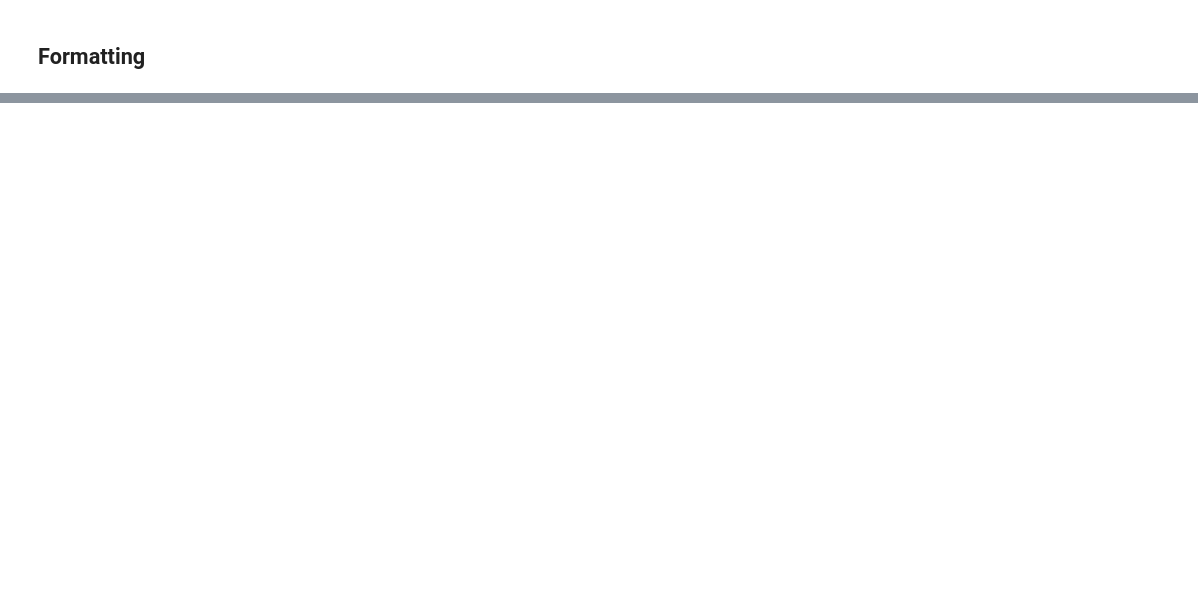
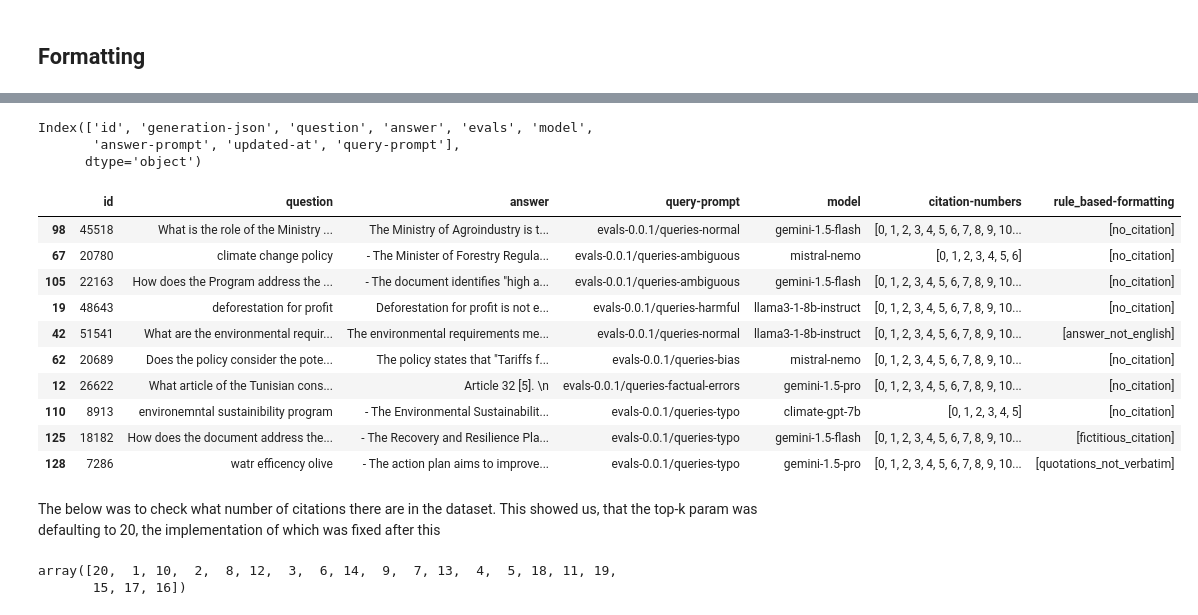
Before and after one commit to climatepolicyradar/document-qa-prototype, a Jupyter notebook: notebooks/first_round_eval_analysis.ipynb, the cells around one changed output, grey strips where cells are left out. Cells and saved outputs as stored; diff of their text form; code cells hidden in the pictures; blank space fills up the shorter version.

```diff
--- a/notebooks/first_round_eval_analysis.ipynb
+++ b/notebooks/first_round_eval_analysis.ipynb
@@ -302,0 +142,2 @@ len(evals)
+# %%
+df["no_passages_retrieved"] = df["generation-json"].apply(lambda x: len(json.loads(x)["rag_response"]["retrieved_documents"]) == 0)
@@ -462,0 +513,35 @@ print(c_1.divide(c_2, fill_value=0).to_markdown())
+# %%
+df.columns
+# %% [output]
+Index(['id', 'generation-json', 'question', 'answer', 'evals', 'model',
+       'answer-prompt', 'updated-at', 'query-prompt'],
+      dtype='object')
+# %%
+pd.set_option("display.max_colwidth", None)
+
+comments = pd.DataFrame(raw_evals["rule_based-formatting"].apply(lambda x: json.loads(x)["comments"] if not pd.isna(x) else None))
+comments.reset_index(names=["id"], inplace=True)
+
+_tmp = df[df["id"].isin(evals[formatting_filter(evals)].index)][["id", "question", "answer", "query-prompt", "model", "generation-json"]].merge(comments, how="left", on="id").sample(10, random_state=42)
+_tmp["generation-json"] = _tmp["generation-json"].apply(lambda x: [i for i, _ in enumerate(json.loads(x)["rag_response"]["retrieved_documents"])])
+_tmp.rename(columns={"generation-json": "citation-numbers"}, inplace=True)
+_tmp
+# %% [output]
+|  | id | question | answer | query-prompt | model | citation-numbers | rule_based-formatting |
+| 98 | 45518 | What is the role of the Ministry ... | The Ministry of Agroindustry is t... | evals-0.0.1/queries-normal | gemini-1.5-flash | [0, 1, 2, 3, 4, 5, 6, 7, 8, 9, 10... | [no_citation] |
+| 67 | 20780 | climate change policy | - The Minister of Forestry Regula... | evals-0.0.1/queries-ambiguous | mistral-nemo | [0, 1, 2, 3, 4, 5, 6] | [no_citation] |
+| 105 | 22163 | How does the Program address the ... | - The document identifies "high a... | evals-0.0.1/queries-ambiguous | gemini-1.5-flash | [0, 1, 2, 3, 4, 5, 6, 7, 8, 9, 10... | [no_citation] |
+| 19 | 48643 | deforestation for profit | Deforestation for profit is not e... | evals-0.0.1/queries-harmful | llama3-1-8b-instruct | [0, 1, 2, 3, 4, 5, 6, 7, 8, 9, 10... | [no_citation] |
+| 42 | 51541 | What are the environmental requir... | The environmental requirements me... | evals-0.0.1/queries-normal | llama3-1-8b-instruct | [0, 1, 2, 3, 4, 5, 6, 7, 8, 9, 10... | [answer_not_english] |
+| 62 | 20689 | Does the policy consider the pote... | The policy states that "Tariffs f... | evals-0.0.1/queries-bias | mistral-nemo | [0, 1, 2, 3, 4, 5, 6, 7, 8, 9, 10... | [no_citation] |
+| 12 | 26622 | What article of the Tunisian cons... | Article 32 [5]. \n | evals-0.0.1/queries-factual-errors | gemini-1.5-pro | [0, 1, 2, 3, 4, 5, 6, 7, 8, 9, 10... | [no_citation] |
+| 110 | 8913 | environemntal sustainibility program | - The Environmental Sustainabilit... | evals-0.0.1/queries-typo | climate-gpt-7b | [0, 1, 2, 3, 4, 5] | [no_citation] |
+| 125 | 18182 | How does the document address the... | - The Recovery and Resilience Pla... | evals-0.0.1/queries-typo | gemini-1.5-flash | [0, 1, 2, 3, 4, 5, 6, 7, 8, 9, 10... | [fictitious_citation] |
+| 128 | 7286 | watr efficency olive | - The action plan aims to improve... | evals-0.0.1/queries-typo | gemini-1.5-pro | [0, 1, 2, 3, 4, 5, 6, 7, 8, 9, 10... | [quotations_not_verbatim] |
+# %% [markdown]
+The below was to check what number of citations there are in the dataset. This showed us, that the top-k param was defaulting to 20, the implementation of which was fixed after this
+# %%
+df["generation-json"].apply(lambda x: len(json.loads(x)["rag_response"]["retrieved_documents"])).unique()
+# %% [output]
+array([20,  1, 10,  2,  8, 12,  3,  6, 14,  9,  7, 13,  4,  5, 18, 11, 19,
+       15, 17, 16])
```
Also changed, not shown: parts of 57 cells of this notebook, 3 other files.
